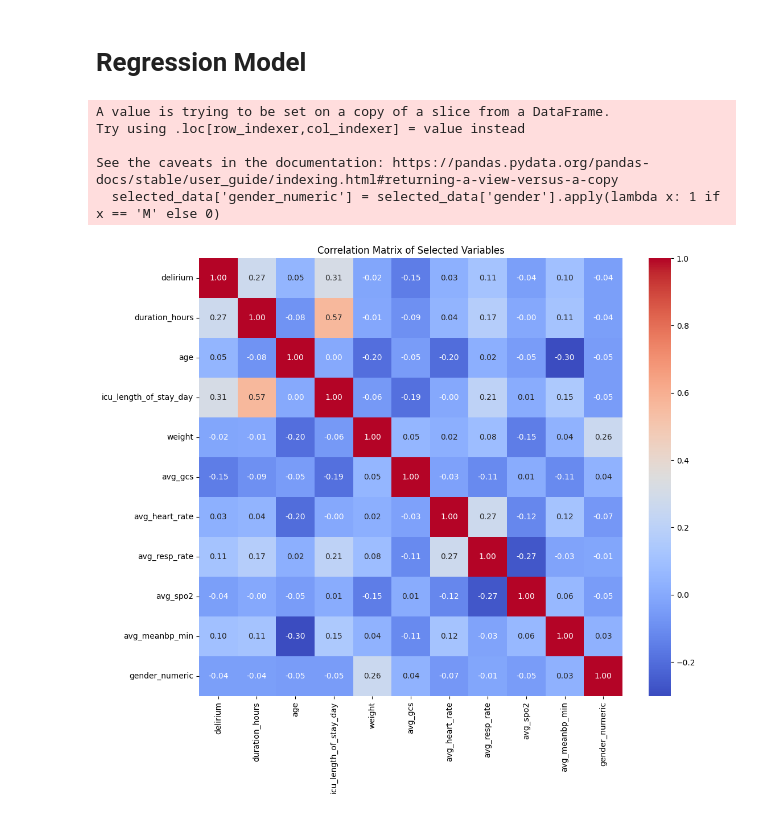
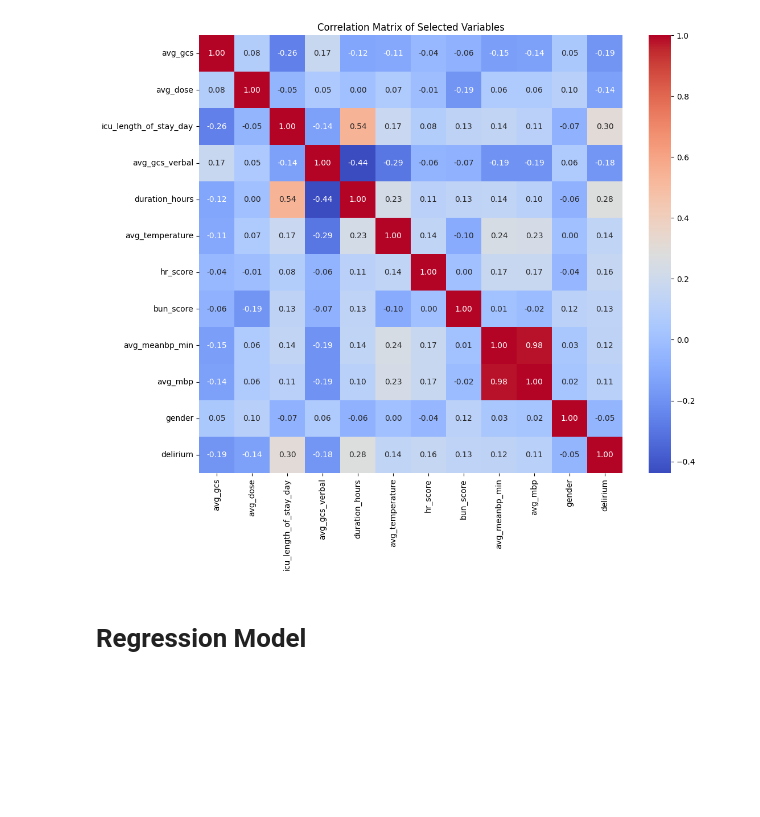
Before and after one commit to xuqianyi/SPH5104, a Jupyter notebook: causal_inference.ipynb, the cells around one changed output. Cells and saved outputs as stored; diff of their text form; code cells hidden in the pictures; blank space fills up the shorter version.

```diff
--- a/causal_inference.ipynb
+++ b/causal_inference.ipynb
@@ -46,0 +183,5 @@ memory usage: 935.5+ KB
+# %%
+candidate_features = correlations_df[correlations_df['Absolute Correlation']>0.1]['Feature']
+selected_variables = numerical_data[candidate_features]
+
+X_train, X_test, y_train, y_test = train_test_split(selected_variables, y, test_size=0.2, random_state=42)
@@ -47,36 +255,23 @@ memory usage: 935.5+ KB
+# %%
+# Select potential confounders and the main variables
+selected_columns = feat_importances.nlargest(10).index.tolist()
+
+# Create a smaller dataframe with only selected columns
+selected_columns.append('gender')
+selected_columns.append('delirium')
+selected_data = clean_data[selected_columns]
+
+# Correlation matrix
+correlation_matrix = selected_data.corr()
+
+# Plot the heatmap
+plt.figure(figsize=(12, 10))
+sns.heatmap(correlation_matrix, annot=True, cmap='coolwarm', fmt=".2f")
+plt.title("Correlation Matrix of Selected Variables")
+plt.show()
+# %% [output]
+[figure, added]
 # %% [markdown]
 # Regression Model
-# %%
-import seaborn as sns
-import matplotlib.pyplot as plt
-
-# Select potential confounders and the main variables
-selected_columns = [
-    'delirium', 'duration_hours', 'age', 'icu_length_of_stay_day',
-    'weight', 'avg_gcs', 'avg_heart_rate', 'avg_resp_rate', 'avg_spo2',
-    'avg_meanbp_min', 'gender'
-]
-
-# Create a smaller dataframe with only selected columns
-selected_data = data[selected_columns]
-
-# Convert 'gender' to a numeric format for correlation calculation
-selected_data['gender_numeric'] = selected_data['gender'].apply(lambda x: 1 if x == 'M' else 0)
-
-# Compute the correlation matrix
-correlation_matrix = selected_data.drop(columns=['gender']).corr()
-
-# Plot the heatmap
-plt.figure(figsize=(12, 10))
-sns.heatmap(correlation_matrix, annot=True, cmap='coolwarm', fmt=".2f")
-plt.title("Correlation Matrix of Selected Variables")
-plt.show()
-# %% [output]
-A value is trying to be set on a copy of a slice from a DataFrame.
-Try using .loc[row_indexer,col_indexer] = value instead
-
-See the caveats in the documentation: https://pandas.pydata.org/pandas-docs/stable/user_guide/indexing.html#returning-a-view-versus-a-copy
-  selected_data['gender_numeric'] = selected_data['gender'].apply(lambda x: 1 if x == 'M' else 0)
-[figure, removed]
 # %%
 # Prepare the data for modeling
```
Also changed, not shown: parts of 24 cells of this notebook, 1 other file.
